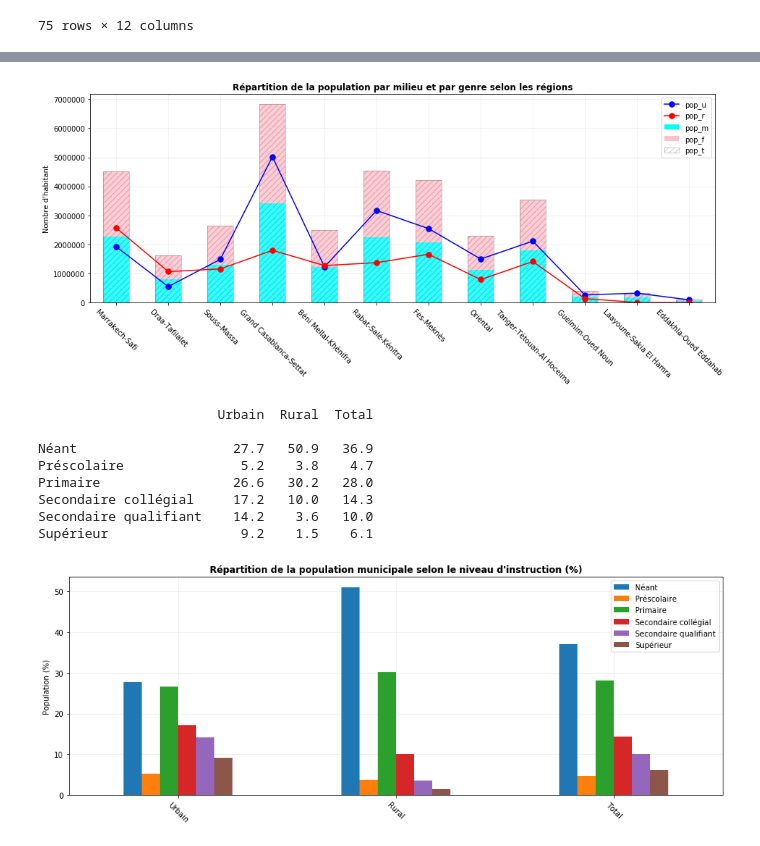
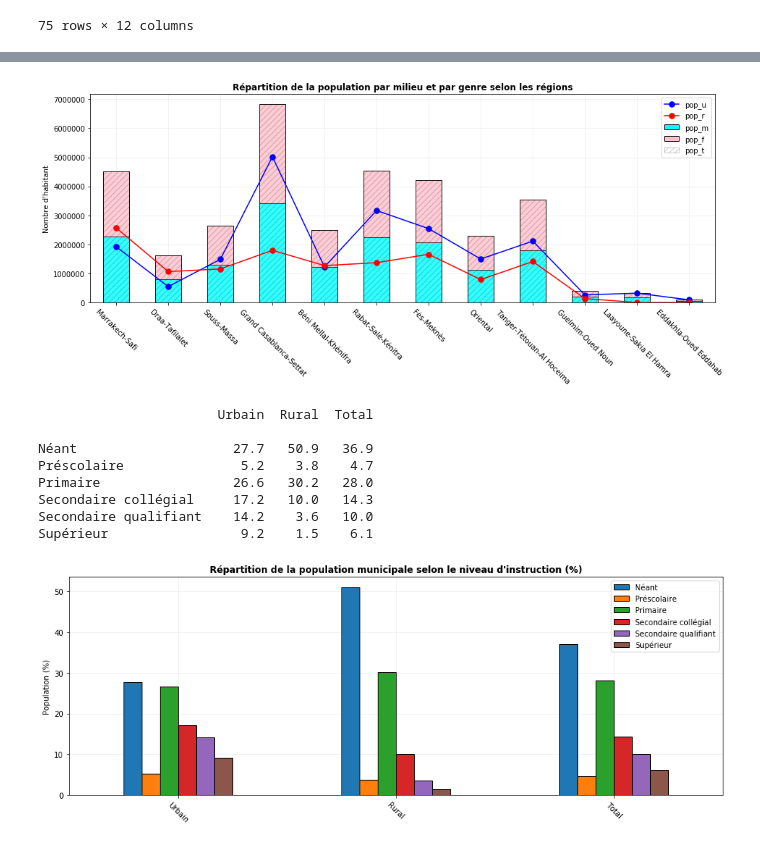
Before and after one commit to MarouaneBerkak/pandas_test, a Jupyter notebook: notebook_OEL_MBE.ipynb, the cells around one changed output, grey strips where cells are left out. Cells and saved outputs as stored; diff of their text form; code cells hidden in the pictures.

```diff
--- a/notebook_OEL_MBE.ipynb
+++ b/notebook_OEL_MBE.ipynb
@@ -477,7 +501,7 @@ dfreg
 # 25 Répartition de la population par milieu et par genre selon les régions
 fig = plt.figure()
 axes = fig.add_axes([0,0,2,1])
-dfreg.plot.bar(x='nom_region', y=['pop_m', 'pop_f'], ax=axes, stacked=True, color=['cyan', 'pink'])
+dfreg.plot.bar(x='nom_region', y=['pop_m', 'pop_f'], ax=axes, stacked=True, color=['cyan', 'pink'], edgecolor='black')
 dfreg.plot.bar(x='nom_region', y='pop_t', ax=axes, stacked=True, color='white', hatch='/'*3, edgecolor='black', alpha=0.2)
 dfreg.plot(x='nom_region', y='pop_u', ax=axes, color='blue', style='.-', ms=15)
 dfreg.plot(x='nom_region', y='pop_r', ax=axes, color='red', style='.-', ms=15)
@@ -492,7 +516,7 @@ axes.set_axisbelow(True)
 axes.grid(alpha=0.2)
 plt.show()
 # %% [output]
-[figure, old version]
+[figure, new version]
 # %%
 # 26 Exporter votre DataFrame « dfreg » vers la feuille « region »
 with pd.ExcelWriter('resultat_OEL_MBE.xlsx', engine='openpyxl', mode='a') as writer:
@@ -500,29 +524,29 @@ with pd.ExcelWriter('resultat_OEL_MBE.xlsx', engine='openpyxl', mode='a') as wri
 # %%
 # 27_1 selon le niveau d'instruction (%)
 df = pd.read_html('http://rgphentableaux.hcp.ma/Home', decimal=',', thousands='.')[6].set_index('Unnamed: 0')
 df.index.rename('', inplace=True)
 
 print(df)
 
 fig = plt.figure()
 axes = fig.add_axes([0,0,2,1])
-df.T.plot.bar(ax=axes)
+df.T.plot.bar(ax=axes, edgecolor='black')
 axes.set_axisbelow(True)
 axes.grid(alpha=0.2)
 plt.title("Répartition de la population municipale selon le niveau d'instruction (%)", fontweight='bold')
 plt.ylabel('Population (%)')
 plt.xticks(rotation=-45)
 plt.show()
 # %% [output]
                        Urbain  Rural  Total
 
 Néant                    27.7   50.9   36.9
 Préscolaire               5.2    3.8    4.7
 Primaire                 26.6   30.2   28.0
 Secondaire collégial     17.2   10.0   14.3
 Secondaire qualifiant    14.2    3.6   10.0
 Supérieur                 9.2    1.5    6.1
-[figure, old version]
+[figure, new version]
 # %%
 # 27_2 selon taux de chômage
 df = pd.read_html('http://rgphentableaux.hcp.ma/Home', decimal=',', thousands='.')[7].set_index('Unnamed: 0')
```
Also changed, not shown: parts of 15 cells of this notebook.
